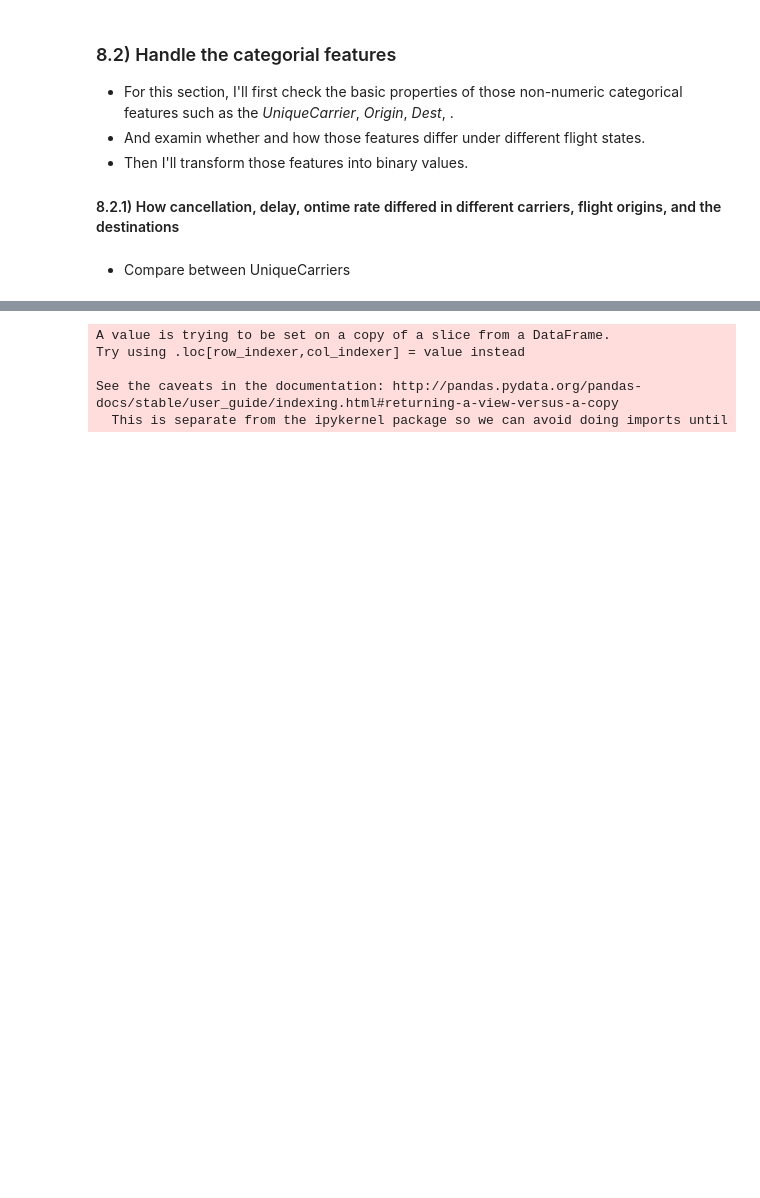
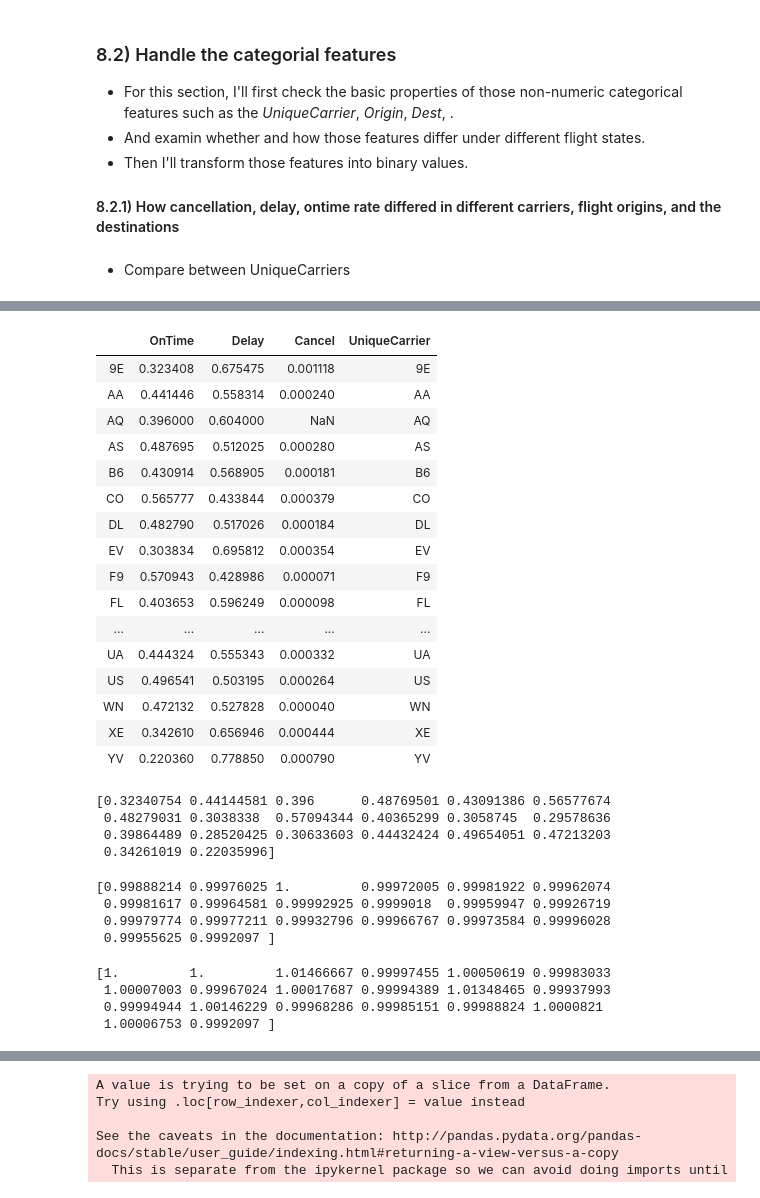
Before and after one commit to Wolfking2015/Final-Project-For-AML, a Jupyter notebook: final-project.ipynb, the cells around one changed output, grey strips where cells are left out. Drawn from its saved outputs; the diff is of its cells as text; code cells hidden in the pictures; blank space fills up the shorter version.

```diff
--- a/final-project.ipynb
+++ b/final-project.ipynb
@@ -612,0 +610,33 @@ KeyError: 'FlightStatus'
+# %%
+#Grouping the data according to unique carrier
+CarrierGroup_Total=pd.DataFrame(data_airline.groupby(data_airline['UniqueCarrier']).UniqueCarrier.count())
+CarrierGroup_OnTime=pd.DataFrame(data_airline[data_airline.FlightState==0].groupby(data_airline['UniqueCarrier']).UniqueCarrier.count())
+CarrierGroup_Delay=pd.DataFrame(data_airline[data_airline.FlightState==1].groupby(data_airline['UniqueCarrier']).UniqueCarrier.count())
+CarrierGroup_Cancel=pd.DataFrame(data_airline[data_airline.FlightState==2].groupby(data_airline['UniqueCarrier']).UniqueCarrier.count())
+
+CarrierGroup=pd.concat([CarrierGroup_Total, CarrierGroup_OnTime,CarrierGroup_Delay,CarrierGroup_Cancel],axis = 1,sort=False)
+CarrierGroup.columns = ['Total','OnTime','Delay','Cancel']
+UniqueCarrier=CarrierGroup_Total.index
+CarrierGroup['UniqueCarrier']=UniqueCarrier
+CarrierGroup['OnTime']=CarrierGroup['OnTime']/CarrierGroup['Total']
+CarrierGroup['Delay']=CarrierGroup['Delay']/CarrierGroup['Total']
+CarrierGroup['Cancel']=CarrierGroup['Cancel']/CarrierGroup['Total']
+CarrierGroup.drop(['Total'],axis=1)
+# %% [output]
+|  | OnTime | Delay | Cancel | UniqueCarrier |
+| 9E | 0.323408 | 0.675475 | 0.001118 | 9E |
+| AA | 0.441446 | 0.558314 | 0.000240 | AA |
+| AQ | 0.396000 | 0.604000 | NaN | AQ |
+| AS | 0.487695 | 0.512025 | 0.000280 | AS |
+| B6 | 0.430914 | 0.568905 | 0.000181 | B6 |
+| CO | 0.565777 | 0.433844 | 0.000379 | CO |
+| DL | 0.482790 | 0.517026 | 0.000184 | DL |
+| EV | 0.303834 | 0.695812 | 0.000354 | EV |
+| F9 | 0.570943 | 0.428986 | 0.000071 | F9 |
+| FL | 0.403653 | 0.596249 | 0.000098 | FL |
+| ... | ... | ... | ... | ... |
+| UA | 0.444324 | 0.555343 | 0.000332 | UA |
+| US | 0.496541 | 0.503195 | 0.000264 | US |
+| WN | 0.472132 | 0.527828 | 0.000040 | WN |
+| XE | 0.342610 | 0.656946 | 0.000444 | XE |
+| YV | 0.220360 | 0.778850 | 0.000790 | YV |
@@ -612,0 +648,21 @@ KeyError: 'FlightStatus'
+# %%
+print(w_bottom)
+# %% [output]
+[0.32340754 0.44144581 0.396      0.48769501 0.43091386 0.56577674
+ 0.48279031 0.3038338  0.57094344 0.40365299 0.3058745  0.29578636
+ 0.39864489 0.28520425 0.30633603 0.44432424 0.49654051 0.47213203
+ 0.34261019 0.22035996]
+# %%
+print(n_bottom)
+# %% [output]
+[0.99888214 0.99976025 1.         0.99972005 0.99981922 0.99962074
+ 0.99981617 0.99964581 0.99992925 0.9999018  0.99959947 0.99926719
+ 0.99979774 0.99977211 0.99932796 0.99966767 0.99973584 0.99996028
+ 0.99955625 0.9992097 ]
+# %%
+print(s_bottom)
+# %% [output]
+[1.         1.         1.01466667 0.99997455 1.00050619 0.99983033
+ 1.00007003 0.99967024 1.00017687 0.99994389 1.01348465 0.99937993
+ 0.99994944 1.00146229 0.99968286 0.99985151 0.99988824 1.0000821
+ 1.00006753 0.9992097 ]
```
Also changed, not shown: parts of 5 cells of this notebook.
